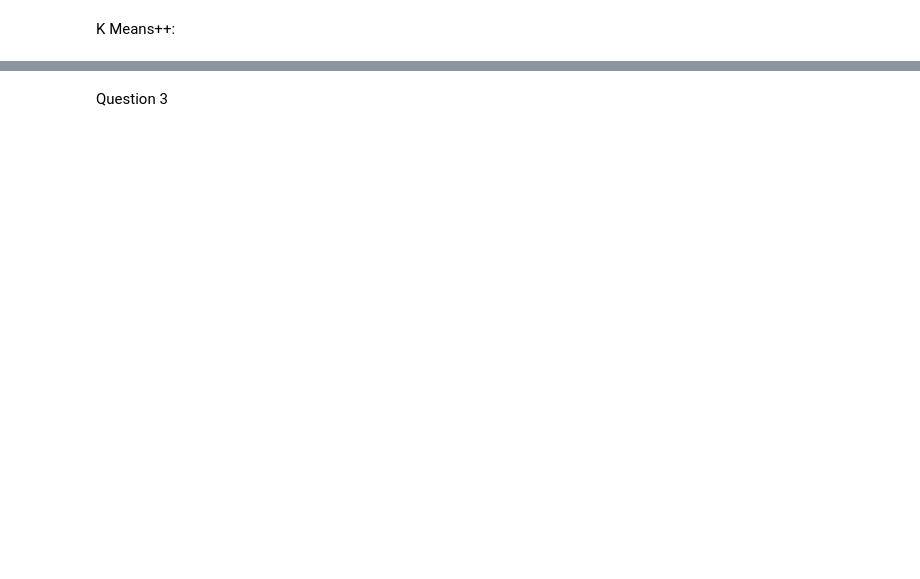
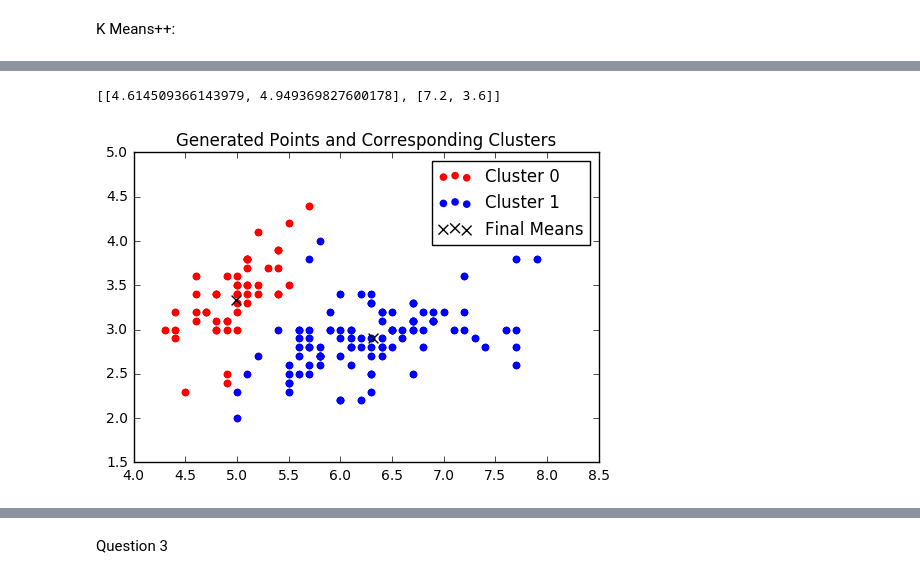
Before and after one commit to atreyamisra/EE379K, a Jupyter notebook: Lab 6/Lab 6.ipynb, the cells around one changed output, grey strips where cells are left out. Drawn from its saved outputs; the diff is of its cells as text; code cells hidden in the pictures; blank space fills up the shorter version.

```diff
--- a/Lab 6/Lab 6.ipynb
+++ b/Lab 6/Lab 6.ipynb
@@ -148,0 +160,29 @@ display()
+# %%
+numClusters = 2;
+means = []
+centroids = []
+
+min = 4
+max = 8
+
+clusters = [[] for _ in range(numClusters)]
+
+numPoints = len(points)
+
+x = iris["Sepal.Length"]
+y = iris["Sepal.Width"]
+
+d = {'Sepal Length': x, 'Sepal Width':y}
+points = pd.DataFrame(data = d)
+points = np.array(points)
+# Generate the initial k-means(randomly)
+means = []
+centroids = []
+
+clusters = [[] for _ in range(numClusters)]
+
+kMeanspp(points, numClusters)
+display()
+# %% [output]
+[[4.614509366143979, 4.949369827600178], [7.2, 3.6]]
+[figure, added]
```
Also changed, not shown: parts of 9 cells of this notebook.
